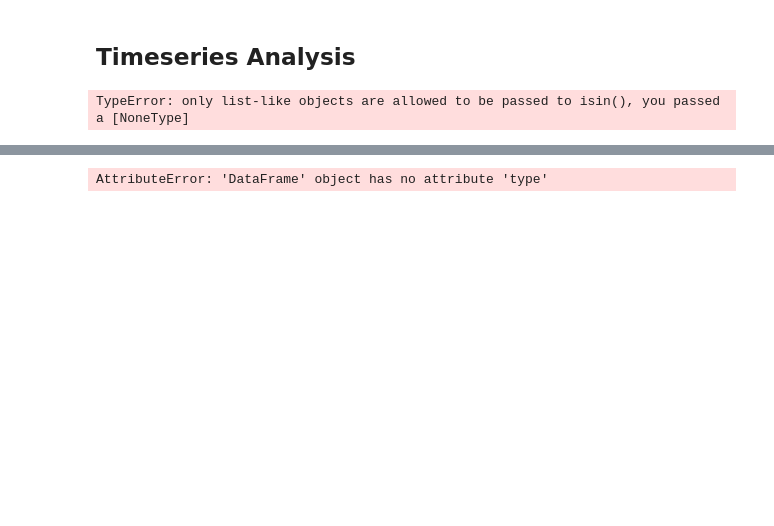
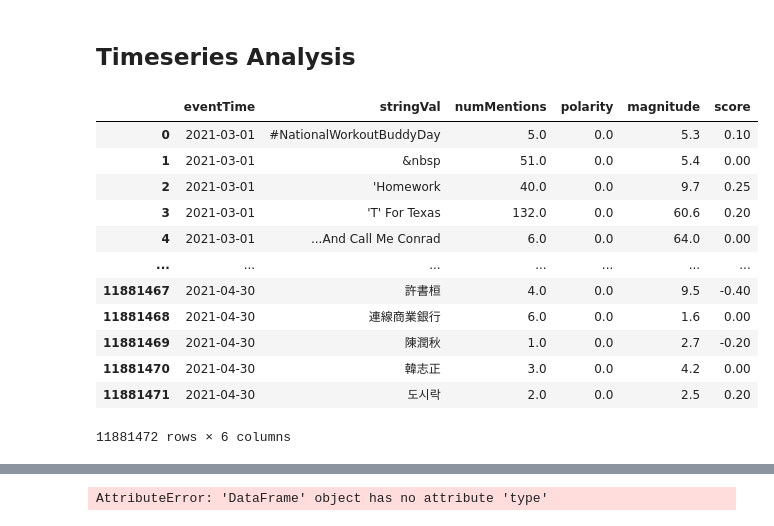
Before and after one commit to jswortz/gdelt-analysis, a Jupyter notebook: GEG_EDA.ipynb, the cells around one changed output, grey strips where cells are left out. Cells and saved outputs as stored; diff of their text form; code cells hidden in the pictures; blank space fills up the shorter version.

```diff
--- a/GEG_EDA.ipynb
+++ b/GEG_EDA.ipynb
@@ -159,21 +159,34 @@ april_events[april_events.stringVal == 'Ever Given']
 # %%
 import datetime
 
 import pandas as pd
 def create_ts_chart_data(data, filter_val=["Ever Given", "Beverly Hills", "Donald Trump"]):
-    data = data[data.stringVal.isin(filter_val)]
+    if filter_val != None:
+    	data = data[data.stringVal.str.contains('|'.join(filter_val))]
     data['eventTime'] = pd.to_datetime(data['eventTime']).dt.date
     avg_pol = data.groupby(['eventTime', 'stringVal'])['polarity'].mean()
     avg_mag = data.groupby(['eventTime', 'stringVal'])['magnitude'].mean()
     avg_score = data.groupby(['eventTime', 'stringVal'])['score'].mean()
     count = data.groupby(['eventTime', 'stringVal'])['numMentions'].sum()
     return pd.DataFrame([count, avg_pol, avg_mag, avg_score]).transpose().reset_index()
 
 
 ts_data = create_ts_chart_data(april_events, filter_val=None)
 
 
 ts_data['eventTime'] = ts_data['eventTime'].astype('datetime64[ns]')
 ts_data
 # %% [output]
+|  | eventTime | stringVal | numMentions | polarity | magnitude | score |
+| 0 | 2021-03-01 | #NationalWorkoutBuddyDay | 5.0 | 0.0 | 5.3 | 0.10 |
+| 1 | 2021-03-01 | &nbsp | 51.0 | 0.0 | 5.4 | 0.00 |
+| 2 | 2021-03-01 | 'Homework | 40.0 | 0.0 | 9.7 | 0.25 |
+| 3 | 2021-03-01 | 'T' For Texas | 132.0 | 0.0 | 60.6 | 0.20 |
+| 4 | 2021-03-01 | ...And Call Me Conrad | 6.0 | 0.0 | 64.0 | 0.00 |
+| ... | ... | ... | ... | ... | ... | ... |
+| 11881467 | 2021-04-30 | 許書桓 | 4.0 | 0.0 | 9.5 | -0.40 |
+| 11881468 | 2021-04-30 | 連線商業銀行 | 6.0 | 0.0 | 1.6 | 0.00 |
+| 11881469 | 2021-04-30 | 陳潤秋 | 1.0 | 0.0 | 2.7 | -0.20 |
+| 11881470 | 2021-04-30 | 韓志正 | 3.0 | 0.0 | 4.2 | 0.00 |
+| 11881471 | 2021-04-30 | 도시락 | 2.0 | 0.0 | 2.5 | 0.20 |
-TypeError: only list-like objects are allowed to be passed to isin(), you passed a [NoneType]
+11881472 rows × 6 columns
```
Also changed, not shown: parts of 9 cells of this notebook, 1 other file.
